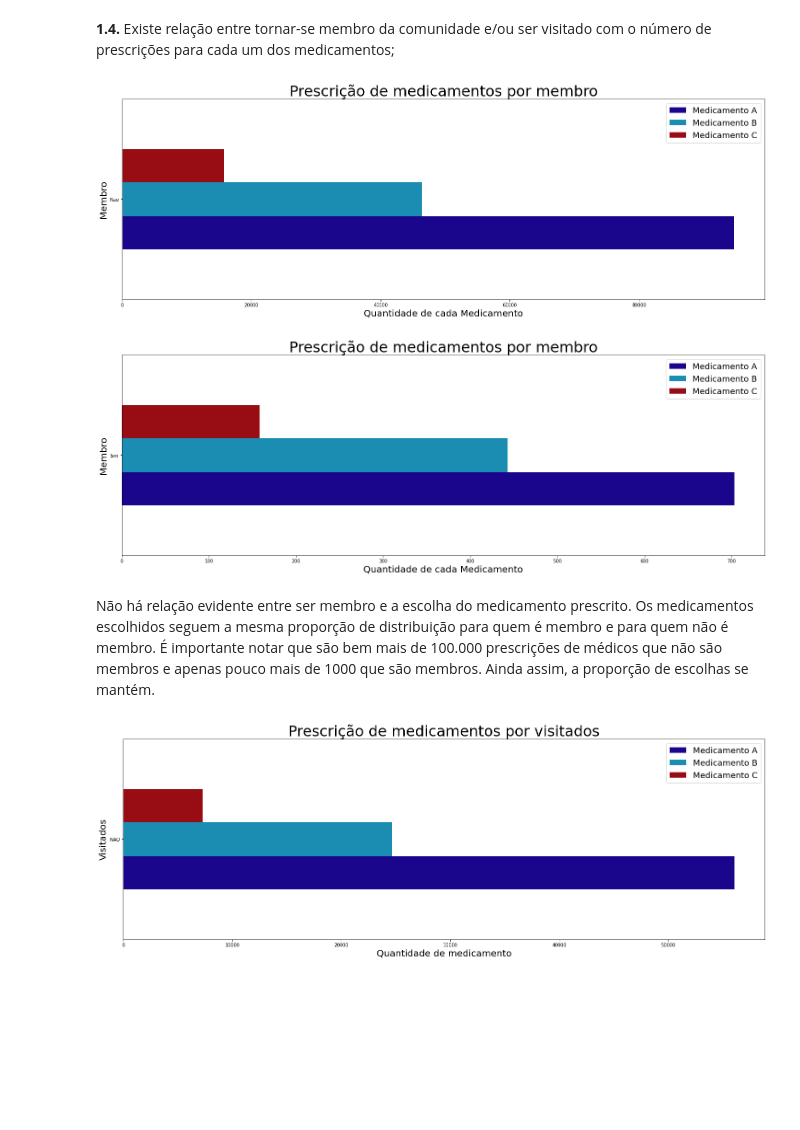
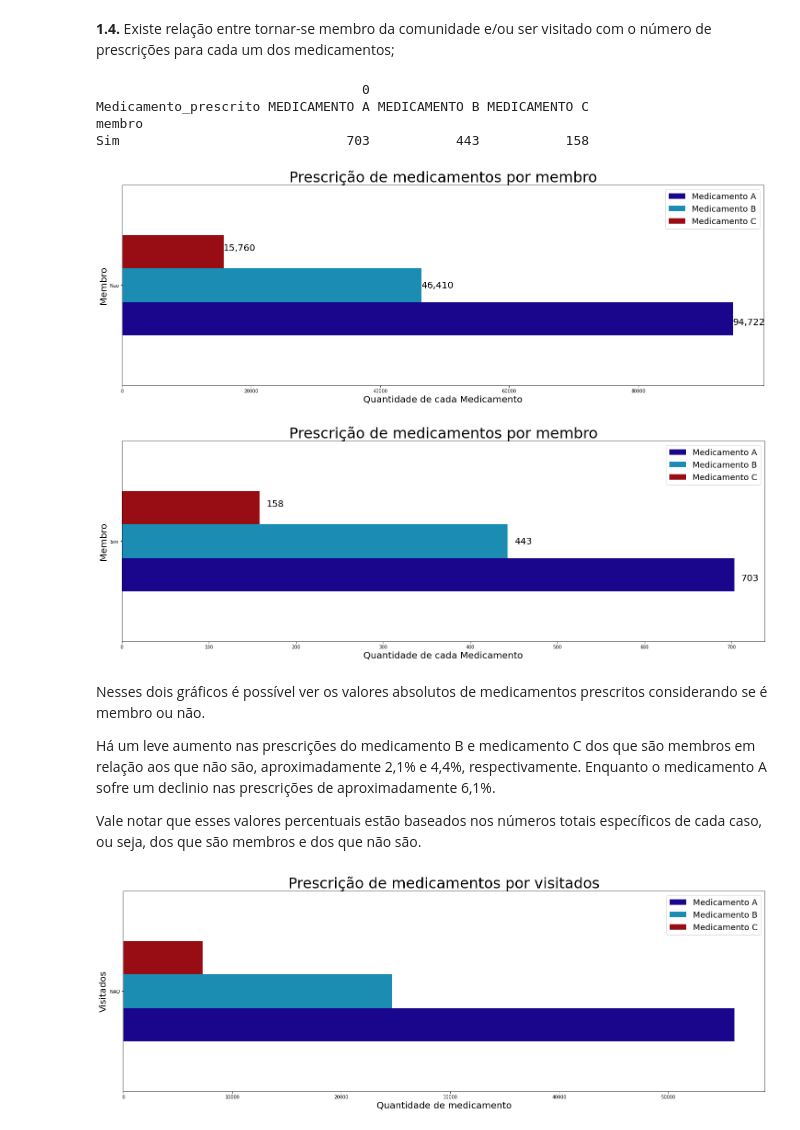
Before and after one commit to Juniorffonseca/processo_seletivo, a Jupyter notebook: teste_processo_seletivo.ipynb, the cells around one changed output. Saved outputs shown, nothing was run; the diff lists cells and outputs as text; code cells hidden in the pictures; blank space fills up the shorter version.

```diff
--- a/teste_processo_seletivo.ipynb
+++ b/teste_processo_seletivo.ipynb
@@ -241,38 +241,58 @@ prescricoes_6 = prescricoes_6.reset_index()
 prescricoes_6['membro'] = list(map(str, prescricoes_6['membro']))
 
 prescricoes_6 = prescricoes_6.pivot(index='membro', columns='Medicamento_prescrito')
 
+# Criando o gráfico dos que não são membros.
 prescricoes_6.plot(kind = 'barh', stacked = 0, figsize = (25, 8), alpha = 1, color = lista)
 
 # 'Configurações' do plot1 (frequência dos ticks no eixo x, título, conteúdo das labels, tamanhos das fontes, legenda etc).
 plt.title('Prescrição de medicamentos por membro', size = 32)
 plt.xlabel('Quantidade de cada Medicamento', size = 20)
 plt.ylabel('Membro', size = 20)
 plt.legend(['Medicamento A', 'Medicamento B', 'Medicamento C'], loc = 'best', prop={'size': 18})
+
+# Adicionando textos em cada barra do gráfico por meio de dois laços for que irão iterar em cada barra e em cada valor das colunas para saber os valores das contagens.
+for j in range(3):
+  for i in range(prescricoes_6.shape[0]):
+    label = format(int(prescricoes_6.iloc[i, j]), ',')
+    plt.annotate(label, xy=(prescricoes_6.iloc[i, j], i + 0.185 * j), xytext=(34,-90), textcoords='offset points', ha='center', va='bottom', fontsize = 20)
 
 prescricoes_6_membro = prescricoes_6_membro[['Medicamento_prescrito', 'membro']].value_counts().to_frame() # Fazendo a contagem de Medicamentos prescritos por membros e passando para dataframe.
 prescricoes_6_membro = prescricoes_6_membro.reset_index() # Resetando os indexs
 
 prescricoes_6_membro['membro'] = list(map(str, prescricoes_6_membro['membro'])) # Usando map nas membros como strings e retornando como lista para a coluna 'Especialidade' do df 'prescricoes_4'.
 
 prescricoes_6_membro = prescricoes_6_membro.pivot(index='membro', columns='Medicamento_prescrito') # Transformando a coluna de membros em Indexs e deixando apenas os Medicamentos como colunas.
 
 prescricoes_6_membro.plot(kind = 'barh', stacked = 0, figsize = (25, 8), alpha = 1, color = lista)
 
 # 'Configurações' do plot2 (frequência dos ticks no eixo x, título, conteúdo das labels, tamanhos das fontes, legenda etc).
 plt.title('Prescrição de medicamentos por membro', size = 32)
 plt.xlabel('Quantidade de cada Medicamento', size = 20)
 plt.ylabel('Membro', size = 20)
 plt.legend(['Medicamento A', 'Medicamento B', 'Medicamento C'], loc = 'best', prop={'size': 18})
 
+# Adicionando textos em cada barra do gráfico por meio de dois laços for que irão iterar em cada barra e em cada valor das colunas para saber os valores das contagens.
+for j in range(3):
+  for i in range(prescricoes_6_membro.shape[0]):
+    label = format(int(prescricoes_6_membro.iloc[i, j]), ',')
+    plt.annotate(label, xy=(prescricoes_6_membro.iloc[i, j], i + 0.185 * j), xytext=(34,-90), textcoords='offset points', ha='center', va='bottom', fontsize = 20)
+
 # Plotando o gráfico.
 plt.show()
 # %% [output]
+                                  0
+Medicamento_prescrito MEDICAMENTO A MEDICAMENTO B MEDICAMENTO C
+membro
+Sim                             703           443           158
-[figure, old version]
+[figure, new version]
-[figure, old version]
+[figure, new version]
-# %% [markdown]
-Não há relação evidente entre ser membro e a escolha do medicamento prescrito.
-Os medicamentos escolhidos seguem a mesma proporção de distribuição para quem é membro e para quem não é membro. É importante notar que são bem mais de 100.000 prescrições de médicos que não são membros e apenas pouco mais de 1000 que são membros. Ainda assim, a proporção de escolhas se mantém.
+# %% [markdown]
+Nesses dois gráficos é possível ver os valores absolutos de medicamentos prescritos considerando se é membro ou não.
+
+Há um leve aumento nas prescrições do medicamento B e medicamento C dos que são membros em relação aos que não são, aproximadamente 2,1% e 4,4%, respectivamente. Enquanto o medicamento A sofre um declinio nas prescrições de aproximadamente 6,1%.
+
+Vale notar que esses valores percentuais estão baseados nos números totais específicos de cada caso, ou seja, dos que são membros e dos que não são.
 # %%
 # Carregando os arquivos csv em duas variáveis.
 visitados = pd.read_csv('visitados.csv', sep = ';', encoding = 'latin-1')
```
Also changed, not shown: parts of 1 cell of this notebook.
